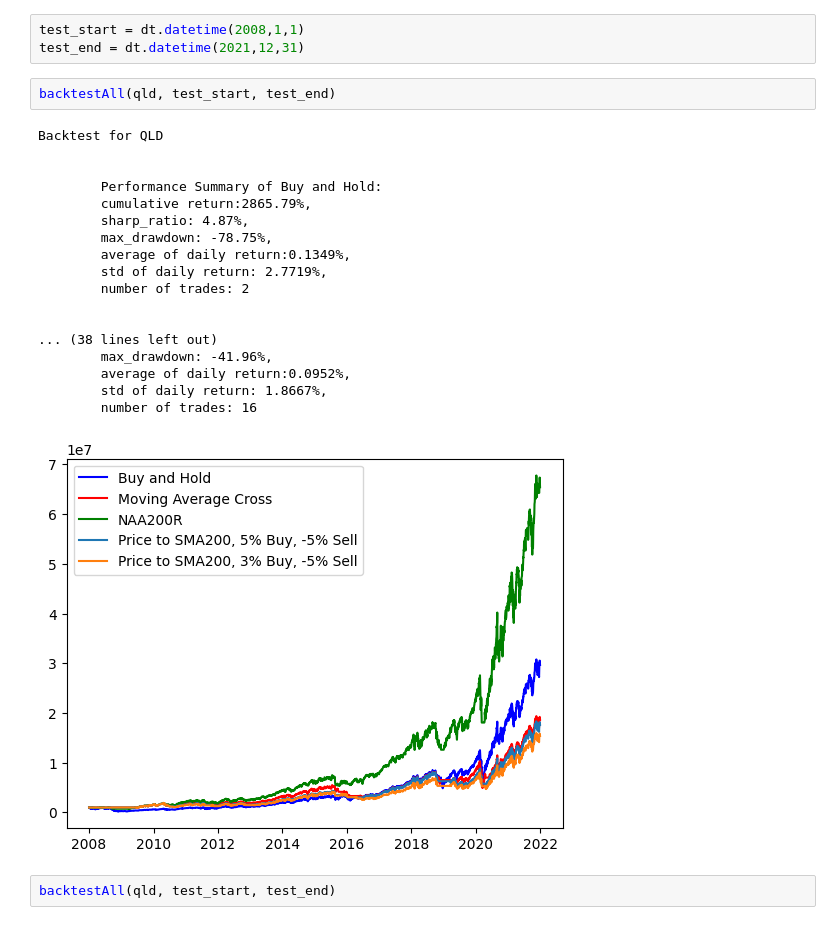
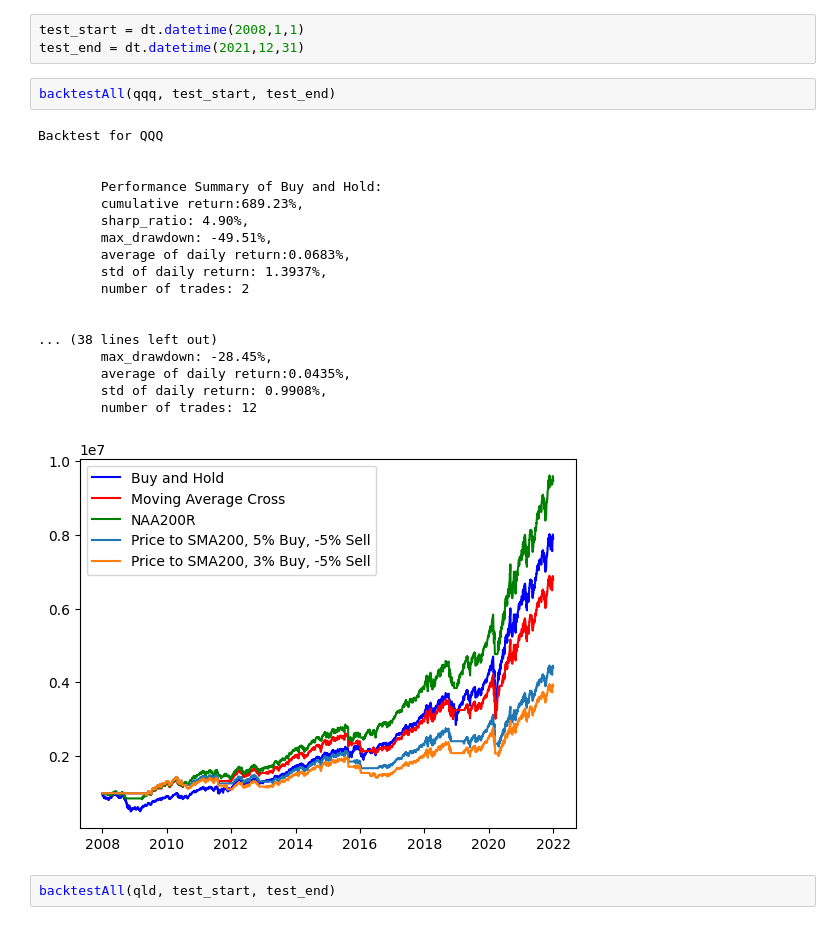
Before and after one commit to sylviawusyl/backtesting, a Jupyter notebook: Ab_test.ipynb, the cells around one changed output. Saved outputs shown, nothing was run; the diff lists cells and outputs as text.

```diff
--- a/Ab_test.ipynb
+++ b/Ab_test.ipynb
@@ -79,26 +79,26 @@ def backtestAll(ticker:ab.StockData,test_start:dt.datetime,test_end:dt.datetime)
 test_start = dt.datetime(2008,1,1)
 test_end = dt.datetime(2021,12,31)
 # %%
-backtestAll(qld, test_start, test_end)
+backtestAll(qqq, test_start, test_end)
 # %% [output]
-Backtest for QLD
+Backtest for QQQ
 
 
         Performance Summary of Buy and Hold:
-        cumulative return:2865.79%,
-        sharp_ratio: 4.87%,
-        max_drawdown: -78.75%,
-        average of daily return:0.1349%,
-        std of daily return: 2.7719%,
+        cumulative return:689.23%,
+        sharp_ratio: 4.90%,
+        max_drawdown: -49.51%,
+        average of daily return:0.0683%,
+        std of daily return: 1.3937%,
         number of trades: 2
 
 
 ... (38 lines left out)
-        max_drawdown: -41.96%,
-        average of daily return:0.0952%,
-        std of daily return: 1.8667%,
-        number of trades: 16
+        max_drawdown: -28.45%,
+        average of daily return:0.0435%,
+        std of daily return: 0.9908%,
+        number of trades: 12
-[figure, old version]
+[figure, new version]
 # %%
 backtestAll(qld, test_start, test_end)
 # %% [output]
```
Also changed, not shown: parts of 1 cell of this notebook.
